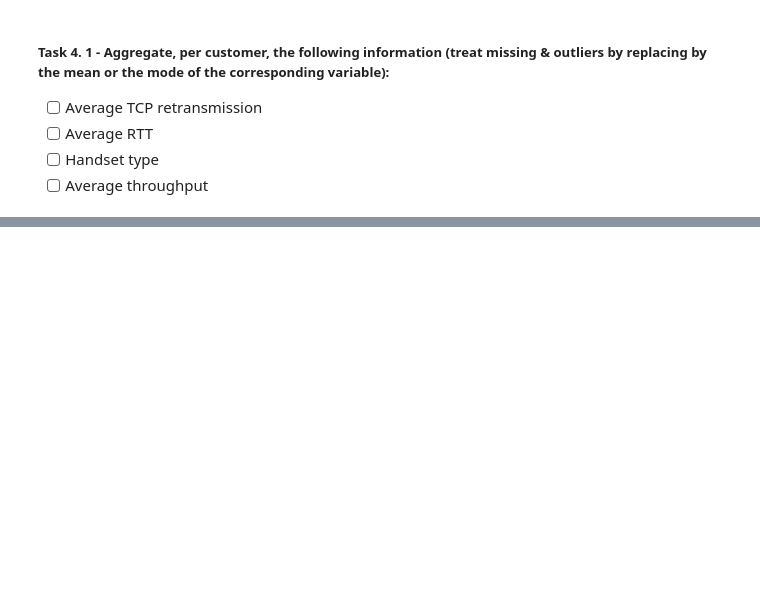
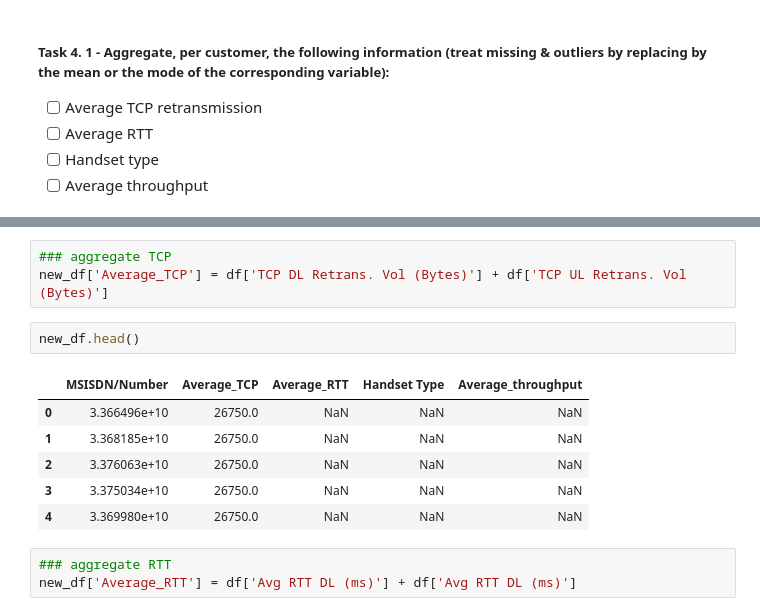
Before and after one commit to Azizadx/user_analytics_in_the_telecommunication, a Jupyter notebook: notebooks/experence_analytics/experence_analytics.ipynb, the cells around one changed output, grey strips where cells are left out. Cells and saved outputs as stored; diff of their text form; blank space fills up the shorter version.

```diff
--- a/notebooks/experence_analytics/experence_analytics.ipynb
+++ b/notebooks/experence_analytics/experence_analytics.ipynb
@@ -93,0 +91,15 @@ df.head()
+# %%
+### aggregate TCP
+new_df['Average_TCP'] = df['TCP DL Retrans. Vol (Bytes)'] + df['TCP UL Retrans. Vol (Bytes)']
+# %%
+new_df.head()
+# %% [output]
+|  | MSISDN/Number | Average_TCP | Average_RTT | Handset Type | Average_throughput |
+| 0 | 3.366496e+10 | 26750.0 | NaN | NaN | NaN |
+| 1 | 3.368185e+10 | 26750.0 | NaN | NaN | NaN |
+| 2 | 3.376063e+10 | 26750.0 | NaN | NaN | NaN |
+| 3 | 3.375034e+10 | 26750.0 | NaN | NaN | NaN |
+| 4 | 3.369980e+10 | 26750.0 | NaN | NaN | NaN |
+# %%
+### aggregate RTT
+new_df['Average_RTT'] = df['Avg RTT DL (ms)'] + df['Avg RTT DL (ms)']
```
Also changed, not shown: parts of 9 cells of this notebook.
